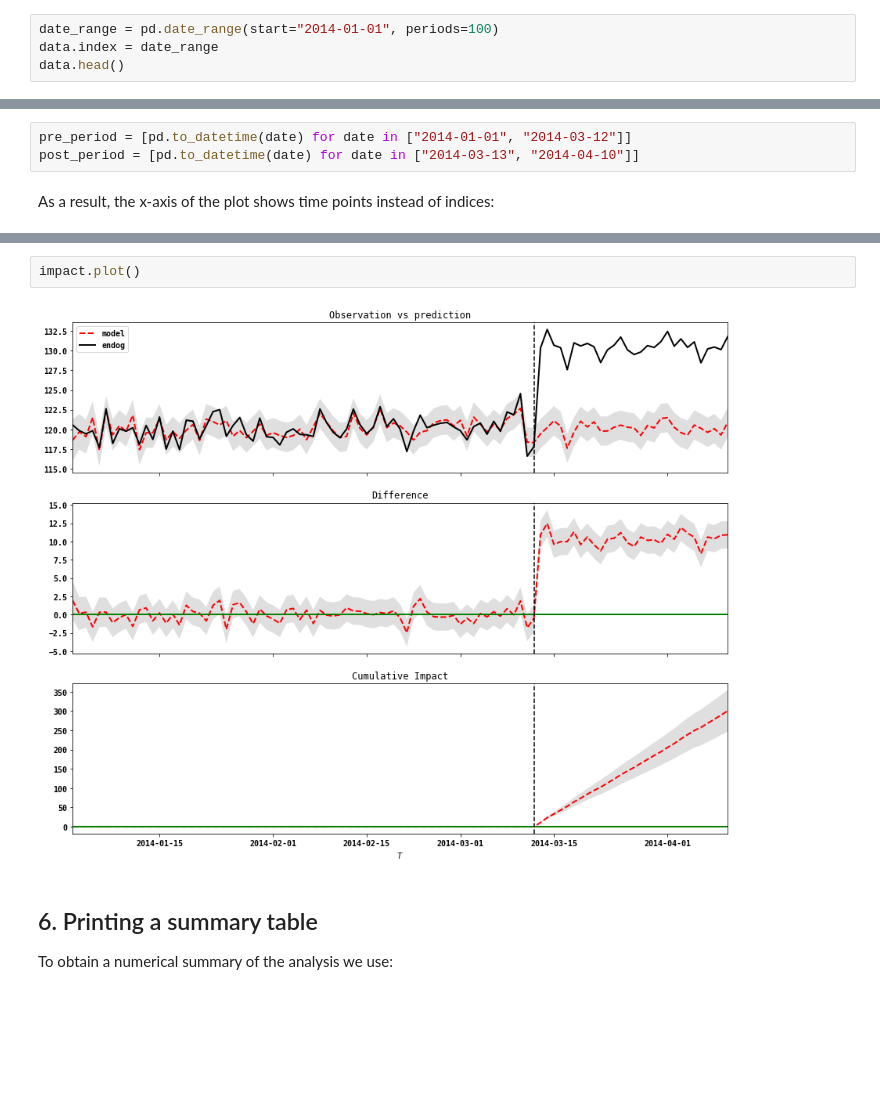
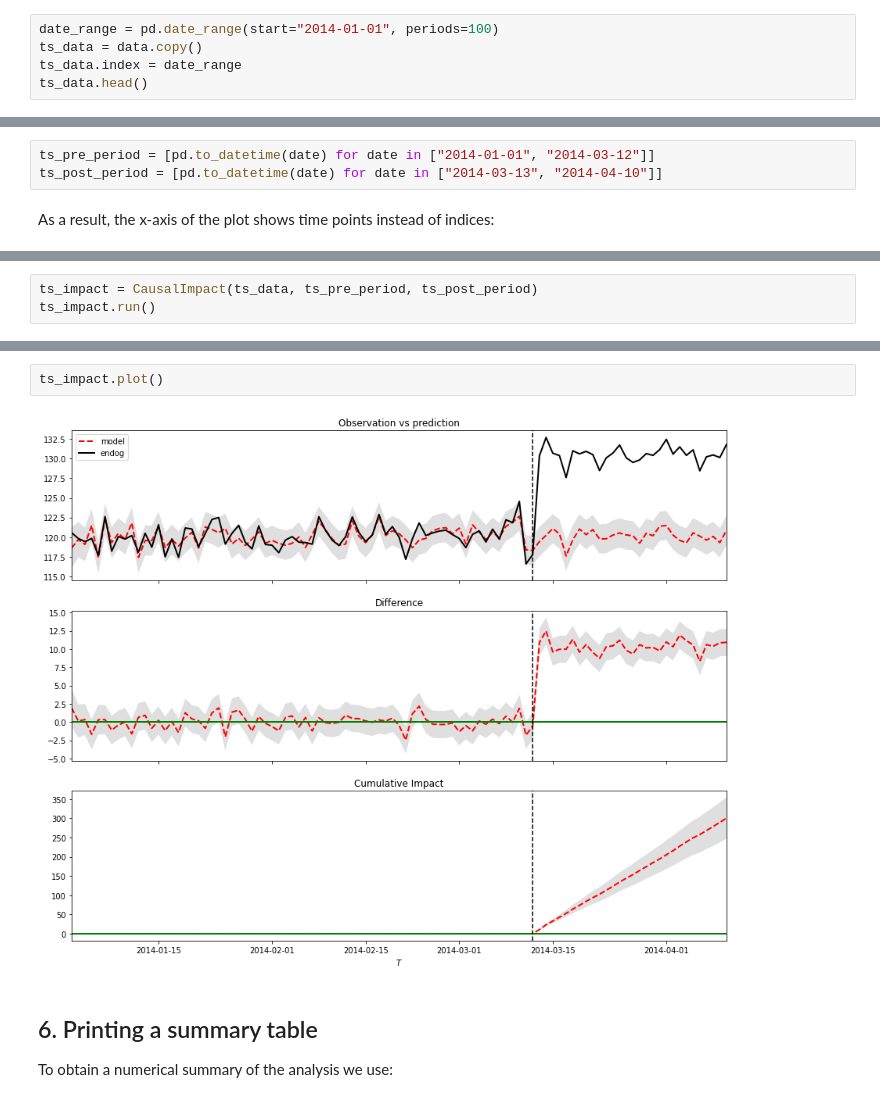
Before and after one commit to jamalsenouci/causalimpact, a Jupyter notebook: GettingStarted.ipynb, the cells around one changed output, grey strips where cells are left out. Saved outputs shown, nothing was run; the diff lists cells and outputs as text; blank space fills up the shorter version.

```diff
--- a/GettingStarted.ipynb
+++ b/GettingStarted.ipynb
@@ -140,8 +121,9 @@ Remember, once again, that all of the above inferences depend critically on the
 It is often more natural to feed a time-series object into `CausalImpact()` rather than a data frame. For example, we might create a `data` variable as follows:
 # %%
 date_range = pd.date_range(start="2014-01-01", periods=100)
-data.index = date_range
-data.head()
+ts_data = data.copy()
+ts_data.index = date_range
+ts_data.head()
 # %% [output]
 |  | y | x1 |
 | 2014-01-01 | 121.308920 | 101.463374 |
@@ -152,7 +134,7 @@ data.head()
 # %% [markdown]
 We can now specify the pre_period and post_period in terms of time points rather than indices:
 # %%
-pre_period = [pd.to_datetime(date) for date in ["2014-01-01", "2014-03-12"]]
-post_period = [pd.to_datetime(date) for date in ["2014-03-13", "2014-04-10"]]
+ts_pre_period = [pd.to_datetime(date) for date in ["2014-01-01", "2014-03-12"]]
+ts_post_period = [pd.to_datetime(date) for date in ["2014-03-13", "2014-04-10"]]
 # %% [markdown]
 As a result, the x-axis of the plot shows time points instead of indices:
@@ -180,0 +141,3 @@ CONVERGENCE: REL_REDUCTION_OF_F_<=_FACTR*EPSMCH
+# %%
+ts_impact = CausalImpact(ts_data, ts_pre_period, ts_post_period)
+ts_impact.run()
@@ -185,9 +167,9 @@ impact.inferences.head(2)
 | 2014-01-01 | 121.308920 | 121.30892 | 121.994854 | -2804.815502 | 3048.805211 | 121.994854 | -2804.815502 | ... |
 | 2014-01-02 | 120.563149 | 241.87207 | 118.618185 | 116.007655 | 121.228715 | 240.613039 | -2688.807847 | ... |
 # %%
-impact.plot()
+ts_impact.plot()
 # %% [output]
-[figure, old version]
+[figure, new version]
 # %% [markdown]
 ## 6. Printing a summary table
 
```
Also changed, not shown: parts of 26 cells of this notebook, 16 other files.
